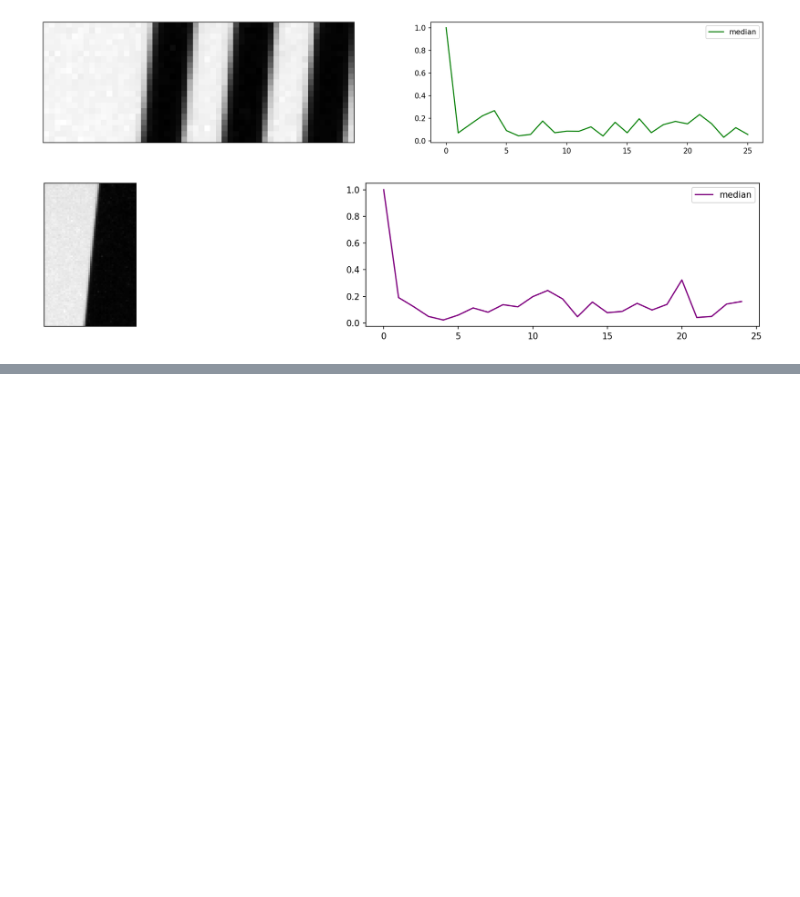
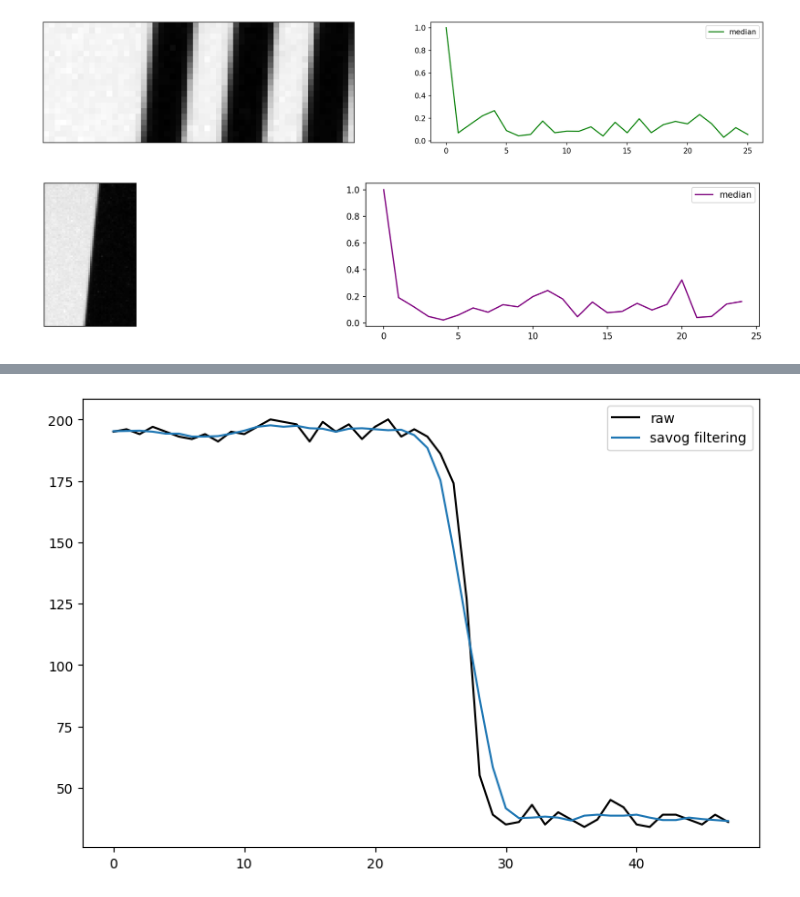
Before and after one commit to kennethmleo/Physics301-Optical-Payload-Characterization, a Jupyter notebook: Activity 02 - Contrast and Modulation Transfer Function/Activity 02_Constant_MTF.ipynb, the cells around one changed output, grey strips where cells are left out. Saved outputs shown, nothing was run; the diff lists cells and outputs as text; code cells hidden in the pictures; blank space fills up the shorter version.

```diff
--- a/Activity 02 - Contrast and Modulation Transfer Function/Activity 02_Constant_MTF.ipynb
+++ b/Activity 02 - Contrast and Modulation Transfer Function/Activity 02_Constant_MTF.ipynb
@@ -62,0 +105,15 @@ plt.show()
+# %%
+x = ROI[len(ROI)//2]
+x_filter = np.fft.rfft(x)
+x_filter[int(0.50 * len(x_filter)):] = 0
+x_filtered = np.fft.irfft(dow_c)
+x_filtered_2 = savgol_filter(x, 5, 1)
+
+plt.figure(figsize = (9,6))
+plt.plot(x, label = 'raw', color = 'black')
+#plt.plot(x_filtered, label = 'fourier filtering')
+plt.plot(x_filtered_2, label = 'savog filtering')
+plt.legend()
+plt.show()
+# %% [output]
+[figure, added]
```
Also changed, not shown: parts of 3 cells of this notebook.
